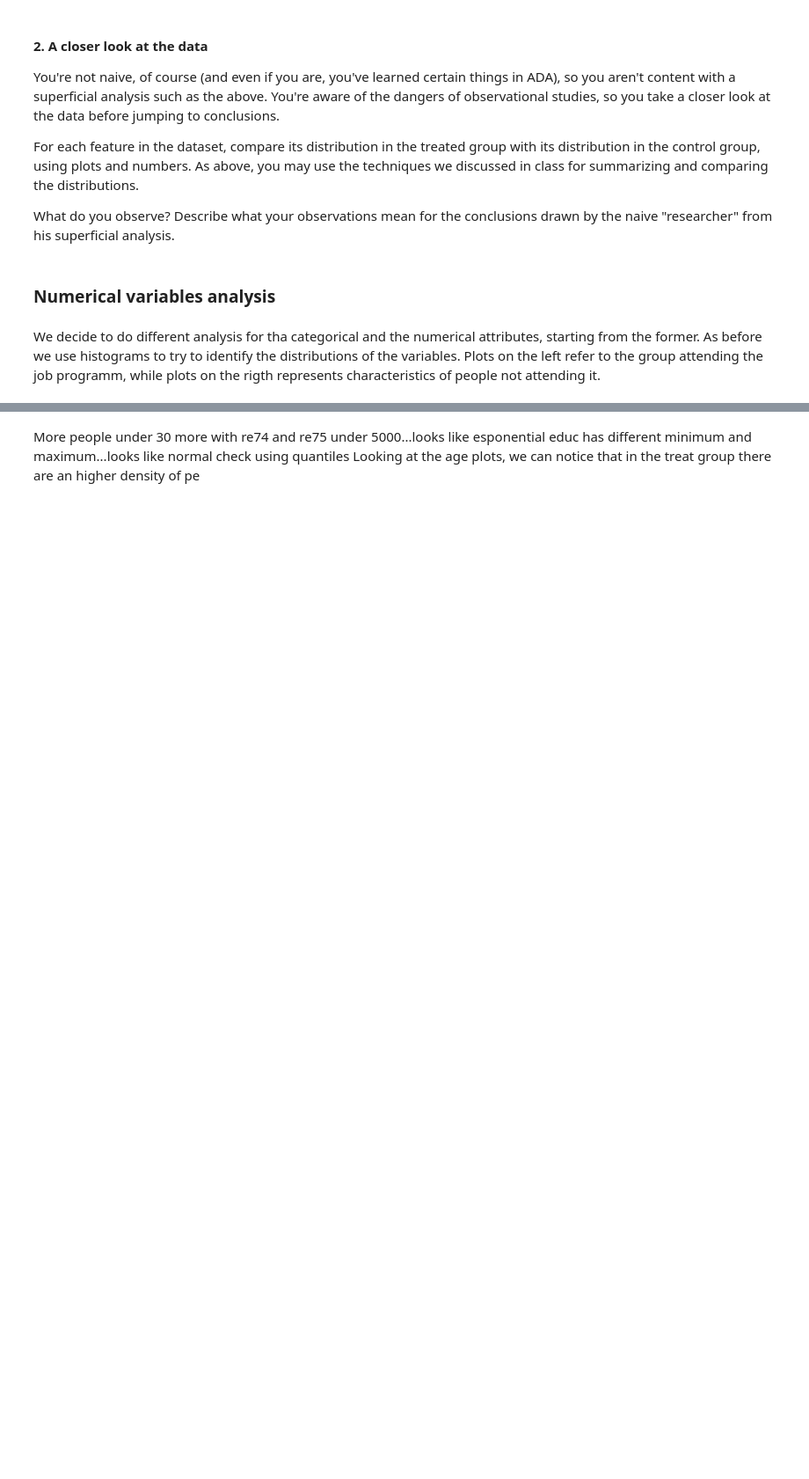
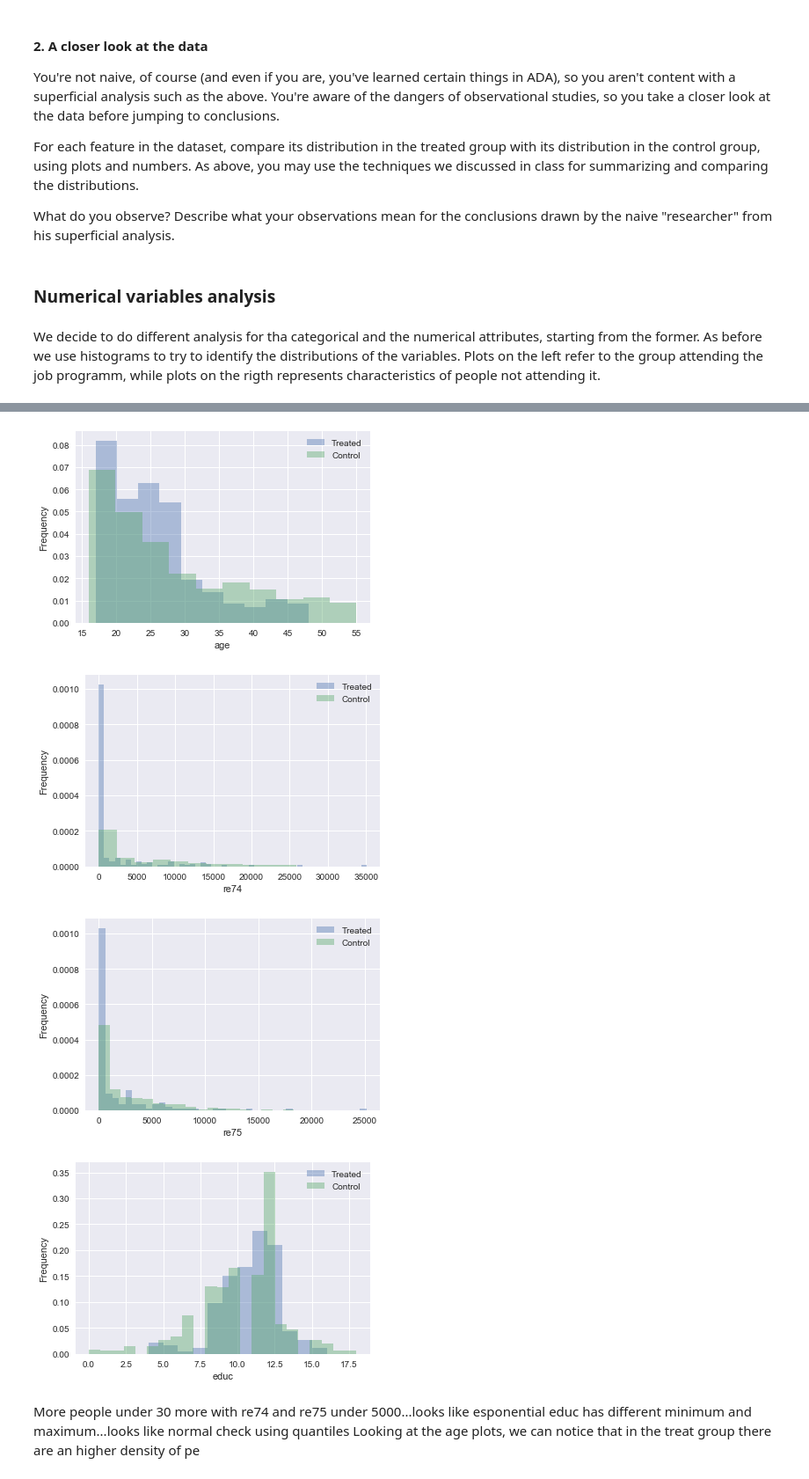
Before and after one commit to zenhaeus/cs-401, a Jupyter notebook: 04 - Applied ML/Homework-04.ipynb, the cells around one changed output, grey strips where cells are left out. Shown at 88% size. Drawn from its saved outputs; the diff is of its cells as text; code cells hidden in the pictures; blank space fills up the shorter version.

```diff
--- a/04 - Applied ML/Homework-04.ipynb
+++ b/04 - Applied ML/Homework-04.ipynb
@@ -224,13 +219,3 @@ Describe what your observations mean for the conclusions drawn by the naive "res
 ### Numerical variables analysis
 # %% [markdown]
 We decide to do different analysis for tha categorical and the numerical attributes, starting from the former. As before we use histograms to try to identify the distributions of the variables. Plots on the left refer to the group attending the job programm, while plots on the rigth represents characteristics of people not attending it.
-# %%
-def plot_analysis(treat,notreat,attribute):
-    treat_attribute = treat[[attribute]]
-    notreat_attribute = notreat[[attribute]]
-    fig, axes = plt.subplots(1, 2, figsize=(13, 5));
-    treat_attribute.plot.hist(ax=axes[0],normed=1)
-    notreat_attribute.plot.hist(ax=axes[1],normed=1)
-
-for feature in ['age', 're74', 're75', 'educ']:
-    plot_analysis(treat,notreat, feature)
@@ -242,3 +222,12 @@ for feature in ['age', 're74', 're75', 'educ']:
+# %%
+for feature in ['age', 're74', 're75', 'educ']:
+    plot_dist_comparison(df, feature)
+    plt.show()
+# %% [output]
+[figure, added]
+[figure, added]
+[figure, added]
+[figure, added]
 # %% [markdown]
 More people under 30 more with re74 and re75 under 5000...looks like esponential
 educ has different minimum and maximum...looks like normal check using quantiles
```
Also changed, not shown: parts of 14 cells of this notebook.
